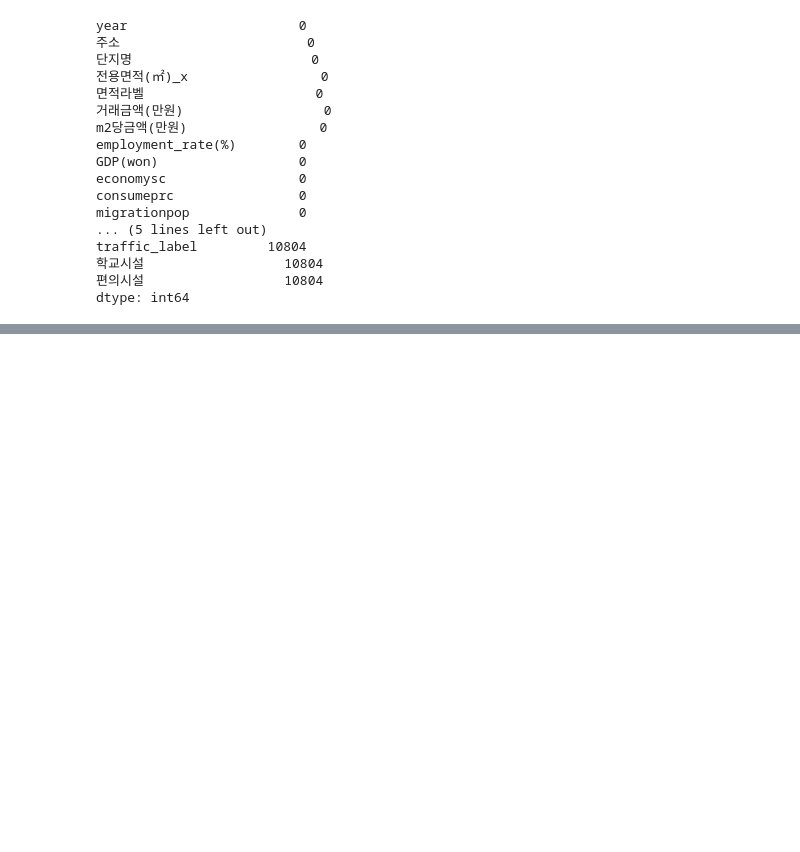
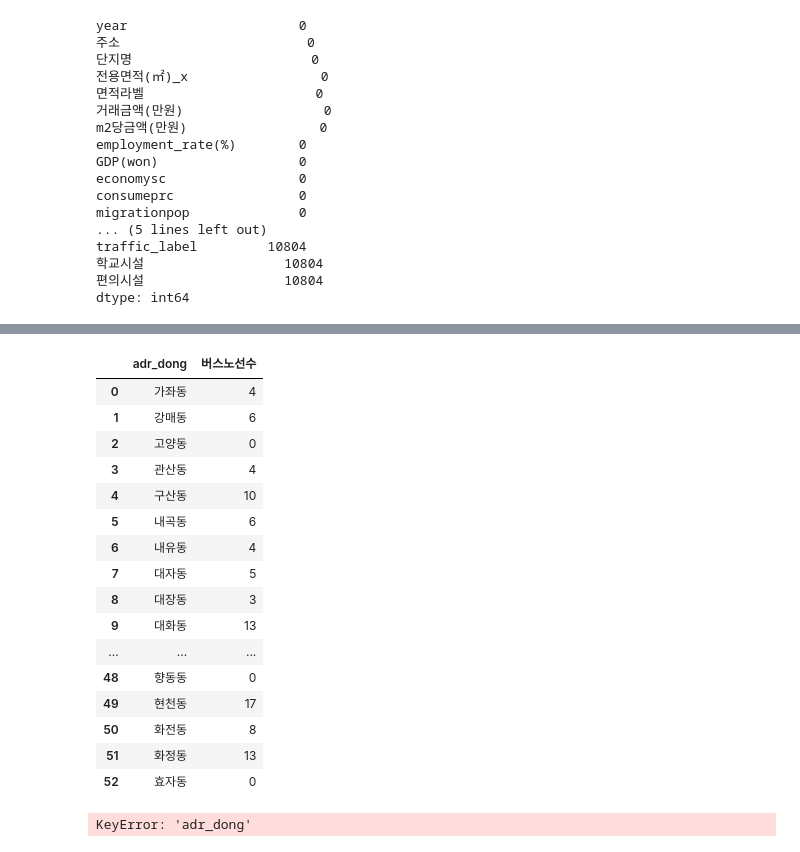
Before and after one commit to ZDRSJ/DA, a Jupyter notebook: EDA_code_file/total_merge_data_eda.ipynb, the cells around one changed output, grey strips where cells are left out. Drawn from its saved outputs; the diff is of its cells as text; code cells hidden in the pictures; blank space fills up the shorter version.

```diff
--- a/EDA_code_file/total_merge_data_eda.ipynb
+++ b/EDA_code_file/total_merge_data_eda.ipynb
@@ -7,6 +7,7 @@ import pandas as pd
 df_crawling_data = pd.read_csv('../table/csv_table/crawling_data_eda.csv')
 df_economic_data = pd.read_csv('../table/csv_table/economic_data_eda.csv')
 df_price_data_eda = pd.read_csv('../table/csv_table/price_data_eda.csv')
+df_busline_data = pd.read_excel('../dataset/bus_line_data.xlsx')
 # %%
 df_crawling_data
 # %% [output]
@@ -455,0 +477,27 @@ dtype: int64
+# %%
+df_busline_data
+# %% [output]
+|  | adr_dong | 버스노선수 |
+| 0 | 가좌동 | 4 |
+| 1 | 강매동 | 6 |
+| 2 | 고양동 | 0 |
+| 3 | 관산동 | 4 |
+| 4 | 구산동 | 10 |
+| 5 | 내곡동 | 6 |
+| 6 | 내유동 | 4 |
+| 7 | 대자동 | 5 |
+| 8 | 대장동 | 3 |
+| 9 | 대화동 | 13 |
+| ... | ... | ... |
+| 48 | 향동동 | 0 |
+| 49 | 현천동 | 17 |
+| 50 | 화전동 | 8 |
+| 51 | 화정동 | 13 |
+| 52 | 효자동 | 0 |
+# %%
+df = df.merge(df_busline_data,on = 'adr_dong', how = 'left')
+df.reset_index()
+
+df
+# %% [output]
+KeyError: 'adr_dong'
```
Also changed, not shown: parts of 6 cells of this notebook, 1 other file.
